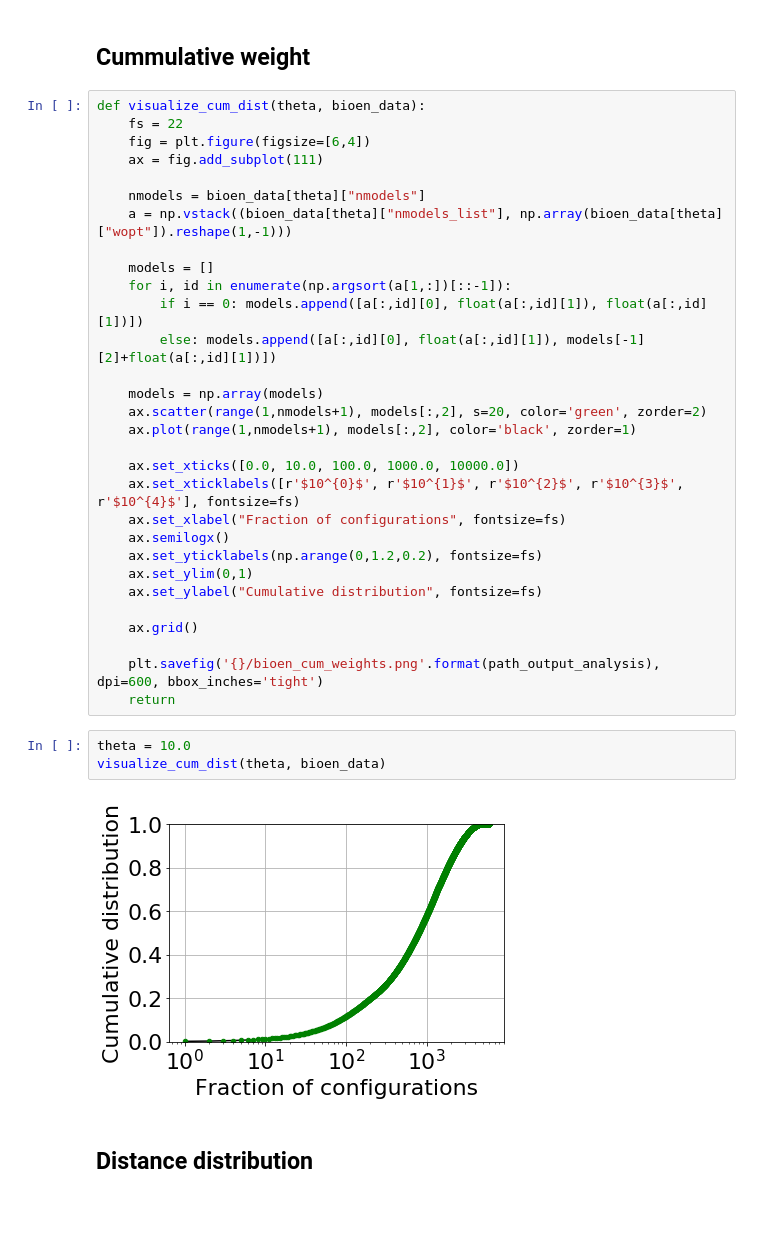
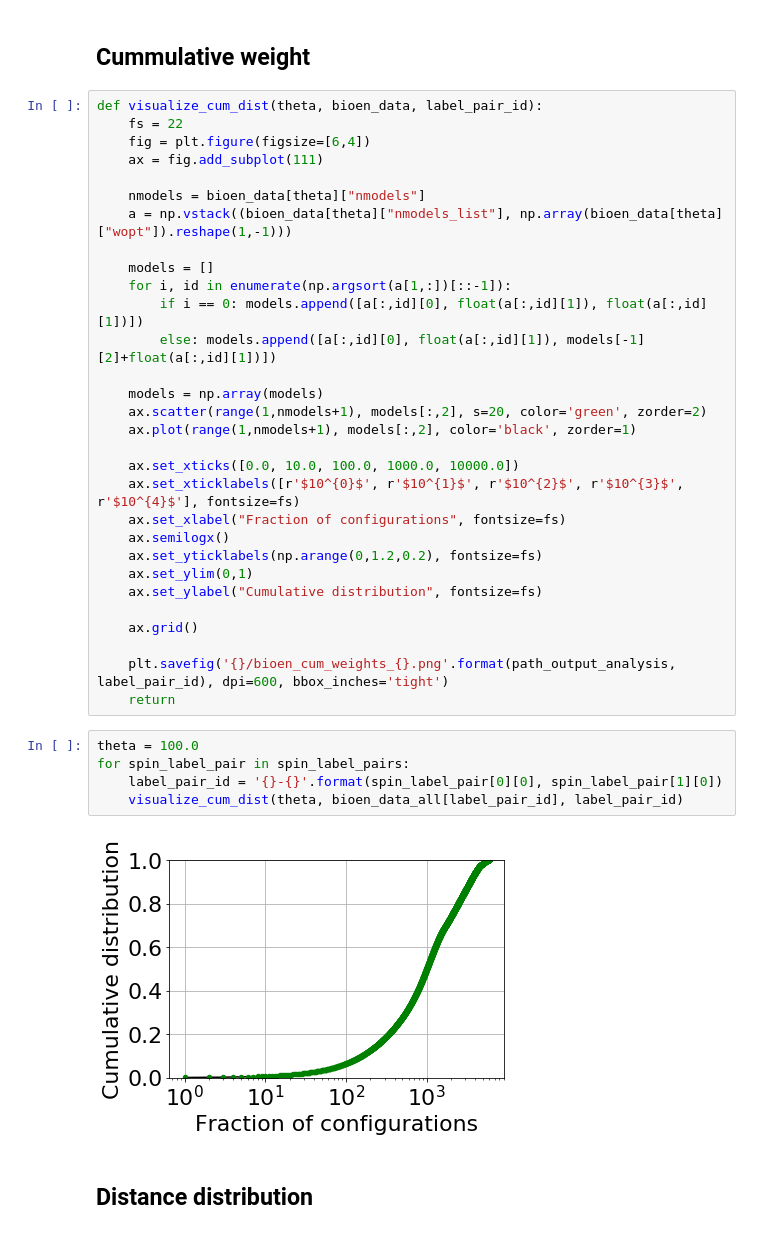
Before and after one commit to bio-phys/BioEn, a Jupyter notebook: examples/DEER/rotamer-refinement/single_trace/rotamer_refinement.ipynb, the cells around one changed output. Saved outputs shown, nothing was run; the diff lists cells and outputs as text.

```diff
--- a/examples/DEER/rotamer-refinement/single_trace/rotamer_refinement.ipynb
+++ b/examples/DEER/rotamer-refinement/single_trace/rotamer_refinement.ipynb
@@ -353,7 +358,7 @@ visualize_deer_traces_all_thetas(bioen_data)
 # %% [markdown]
 ## Cummulative weight
 # %%
-def visualize_cum_dist(theta, bioen_data):
+def visualize_cum_dist(theta, bioen_data, label_pair_id):
     fs = 22
     fig = plt.figure(figsize=[6,4])
     ax = fig.add_subplot(111)
@@ -380,13 +385,15 @@ def visualize_cum_dist(theta, bioen_data):
 
     ax.grid()
 
-    plt.savefig('{}/bioen_cum_weights.png'.format(path_output_analysis), dpi=600, bbox_inches='tight')
+    plt.savefig('{}/bioen_cum_weights_{}.png'.format(path_output_analysis, label_pair_id), dpi=600, bbox_inches='tight')
     return
-# %%
-theta = 10.0
-visualize_cum_dist(theta, bioen_data)
-# %% [output]
-[figure, removed]
+# %%
+theta = 100.0
+for spin_label_pair in spin_label_pairs:
+    label_pair_id = '{}-{}'.format(spin_label_pair[0][0], spin_label_pair[1][0])
+    visualize_cum_dist(theta, bioen_data_all[label_pair_id], label_pair_id)
+# %% [output]
+[figure, added]
 # %% [markdown]
 ## Distance distribution
 # %% [markdown]
```
Also changed, not shown: parts of 35 cells of this notebook, 15 other files.
